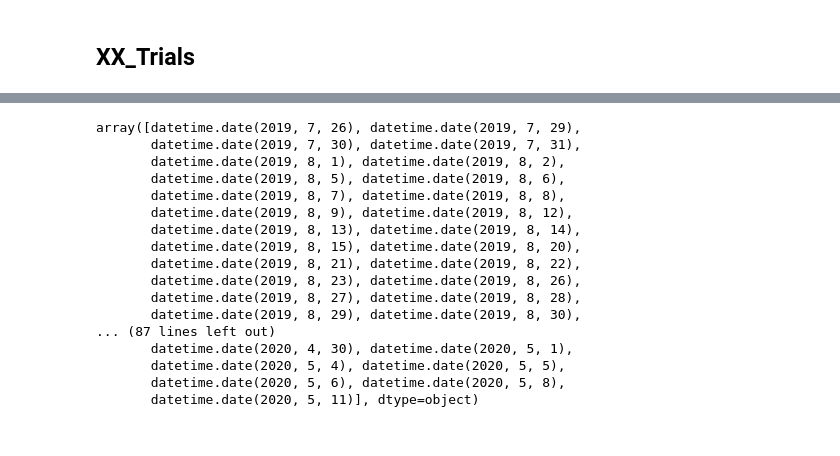
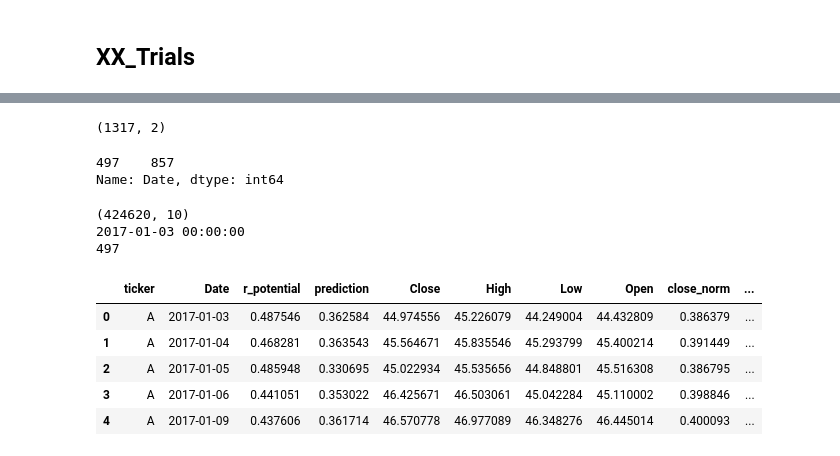
Before and after one commit to HansjoergW/bfh_mt_hs2020_robo_advisor, a Jupyter notebook: 06_prepare_robo_advisor_data.ipynb, the cells around one changed output, grey strips where cells are left out. Drawn from its saved outputs; the diff is of its cells as text; code cells hidden in the pictures.

Commit message:
update preprocessing robo daten

```diff
--- a/06_prepare_robo_advisor_data.ipynb
+++ b/06_prepare_robo_advisor_data.ipynb
@@ -490,20 +409,60 @@ array(['NVAX', 'WLL', 'TUP', 'ECTE', 'KIRK', 'PEIX', 'IBIO', 'OAS'],
-# %%
-df_predicted_pd[df_predicted_pd.r_potential > 20]['Date'].unique()
-# %% [output]
-array([datetime.date(2019, 7, 26), datetime.date(2019, 7, 29),
-       datetime.date(2019, 7, 30), datetime.date(2019, 7, 31),
-       datetime.date(2019, 8, 1), datetime.date(2019, 8, 2),
-       datetime.date(2019, 8, 5), datetime.date(2019, 8, 6),
-       datetime.date(2019, 8, 7), datetime.date(2019, 8, 8),
-       datetime.date(2019, 8, 9), datetime.date(2019, 8, 12),
-       datetime.date(2019, 8, 13), datetime.date(2019, 8, 14),
-       datetime.date(2019, 8, 15), datetime.date(2019, 8, 20),
-       datetime.date(2019, 8, 21), datetime.date(2019, 8, 22),
-       datetime.date(2019, 8, 23), datetime.date(2019, 8, 26),
-       datetime.date(2019, 8, 27), datetime.date(2019, 8, 28),
-       datetime.date(2019, 8, 29), datetime.date(2019, 8, 30),
-... (87 lines left out)
-       datetime.date(2020, 4, 30), datetime.date(2020, 5, 1),
-       datetime.date(2020, 5, 4), datetime.date(2020, 5, 5),
-       datetime.date(2020, 5, 6), datetime.date(2020, 5, 8),
-       datetime.date(2020, 5, 11)], dtype=object)
+# %%
+import pandas as pd
+
+ROBO_ADVISOR_DATA_FILE = "D:/data_mt/09_training/robo_train_set.csv"
+
+pd_ra_data_df = pd.read_csv(ROBO_ADVISOR_DATA_FILE, sep=',', encoding='utf-8', header=0)
+pd_ra_data_df['Date'] = pd.to_datetime(pd_ra_data_df.Date)
+
+# there are some duplicated entries
+pred_mins = pd_ra_data_df.groupby(['Date', 'ticker']).prediction.transform(min)
+pd_ra_data_df = pd_ra_data_df.loc[pd_ra_data_df.prediction == pred_mins]
+
+# there are some dates who have only a few entries
+date_counts = pd_ra_data_df.Date.value_counts()
+less = date_counts[date_counts < 400].index.tolist()
+pd_ra_data_df = pd_ra_data_df[~pd_ra_data_df.Date.isin(less)]
+# %%
+# not every company is traded on everyday. in order make the code easier, these gaps are filled
+# we create a new dataframe that just contains date and ticker of the missing entries
+trading_dates = set(pd_ra_data_df.Date.to_list())
+companies = pd_ra_data_df.ticker.unique()
+
+new_rows = []
+
+for company in companies:
+    dates_of_company = set(pd_ra_data_df[pd_ra_data_df.ticker == company].Date.tolist())
+    diff = trading_dates - dates_of_company
+    for date in diff:
+        dict = {'Date':date, 'ticker':company}
+        new_rows.append(dict)
+new_entries_df = pd.DataFrame(new_rows)
+# %%
+# now we can merge the entries and use ffill() to copy the values from the prior existing trading day
+pd_ra_data_df = pd.merge(pd_ra_data_df, new_entries_df, how="outer", on=['Date','ticker'])
+pd_ra_data_df.set_index('Date', inplace=True)
+pd_ra_data_df.sort_index(inplace = True)
+pd_ra_data_df_copy[['r_potential', 'prediction','Close','High','Low','Open','close_norm']] = pd_ra_data_df_copy.groupby('ticker').transform(lambda v: v.ffill())
+# %% [output]
+(1317, 2)
+# %%
+date_counts = pd_ra_data_df.Date.value_counts()
+date_counts.value_counts()
+# %% [output]
+497    857
+Name: Date, dtype: int64
+# %%
+print(pd_ra_data_df.shape)
+print(pd_ra_data_df.Date.min())
+print(len(pd_ra_data_df.ticker.unique()))
+pd_ra_data_df.head()
+# %% [output]
+(424620, 10)
+2017-01-03 00:00:00
+497
+|  | ticker | Date | r_potential | prediction | Close | High | Low | Open | close_norm | ... |
+| 0 | A | 2017-01-03 | 0.487546 | 0.362584 | 44.974556 | 45.226079 | 44.249004 | 44.432809 | 0.386379 | ... |
+| 1 | A | 2017-01-04 | 0.468281 | 0.363543 | 45.564671 | 45.835546 | 45.293799 | 45.400214 | 0.391449 | ... |
+| 2 | A | 2017-01-05 | 0.485948 | 0.330695 | 45.022934 | 45.535656 | 44.848801 | 45.516308 | 0.386795 | ... |
+| 3 | A | 2017-01-06 | 0.441051 | 0.353022 | 46.425671 | 46.503061 | 45.042284 | 45.110002 | 0.398846 | ... |
+| 4 | A | 2017-01-09 | 0.437606 | 0.361714 | 46.570778 | 46.977089 | 46.348276 | 46.445014 | 0.400093 | ... |
```
Also changed, not shown: parts of 28 cells of this notebook.
